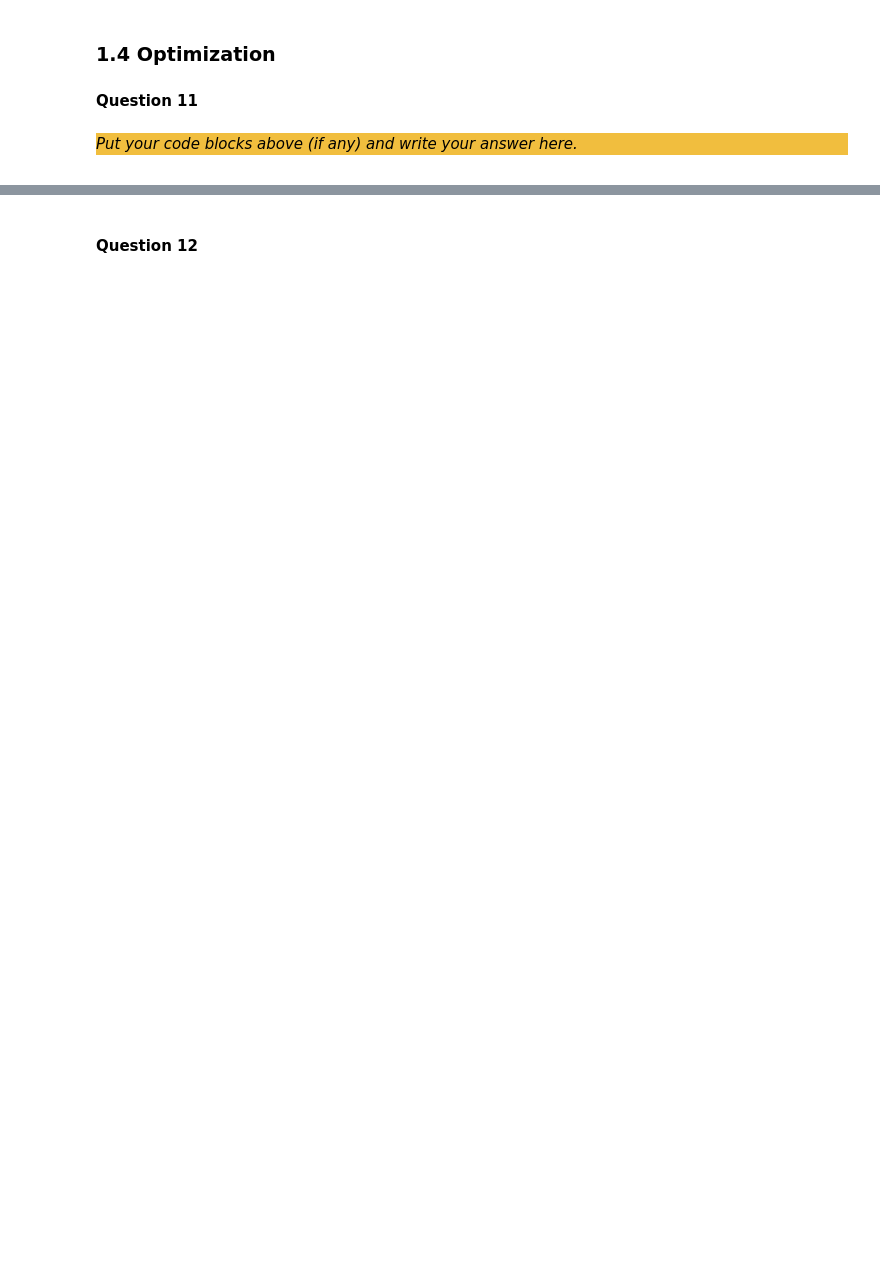
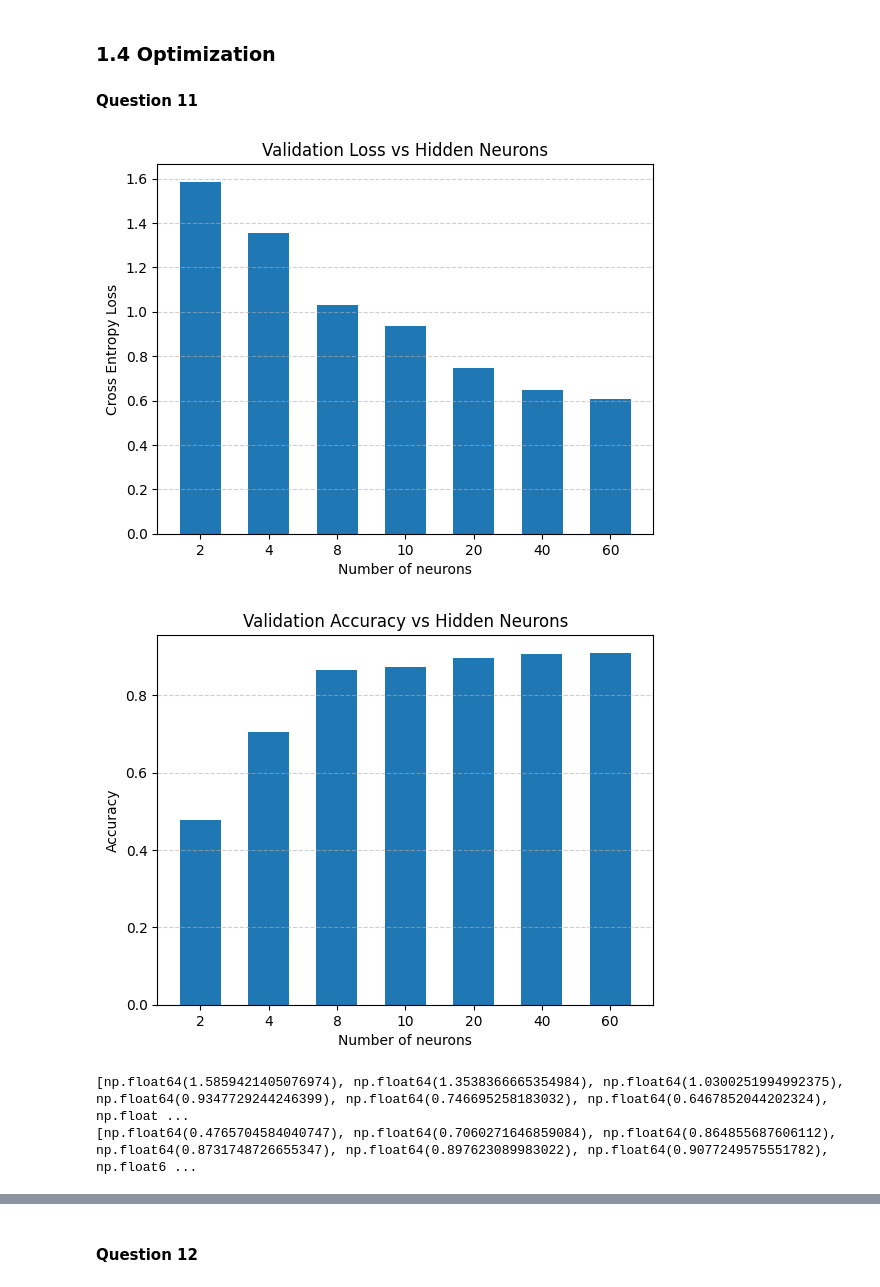
Before and after one commit to fusiatique/ci-assignments, a Jupyter notebook: Assignment_1_ANN/src/Main.ipynb, the cells around one changed output, grey strips where cells are left out. Cells and saved outputs as stored; diff of their text form; code cells hidden in the pictures; blank space fills up the shorter version.

```diff
--- a/Assignment_1_ANN/src/Main.ipynb
+++ b/Assignment_1_ANN/src/Main.ipynb
@@ -310,9 +619,67 @@ _Put your code blocks above (if any) and write your answer here._
 ### 1.4 Optimization
 
 #### Question 11
-# %% [markdown]
-<div style="background-color:#f1be3e">
-
-_Put your code blocks above (if any) and write your answer here._
-
-</div>
+# %%
+def evaluate(net, inputs, labels, criterion):
+    preds = net.forward(inputs)
+    loss, _ = criterion(labels, preds)
+    pred_classes = np.argmax(preds, axis=1) + 1
+    acc = np.mean(pred_classes == labels)
+    return loss, acc
+
+def run_experiment(hidden_size):
+    net = Network([10, hidden_size, 7], 3)
+
+    for _ in range(800):
+        train(net, train_x, train_y, Loss, 0.1, 0.8)
+
+    return evaluate(net, val_x, val_y, Loss)
+
+sizes = [2, 4, 8, 10, 20, 40, 60]
+results_loss = {h: [] for h in sizes}
+results_acc  = {h: [] for h in sizes}
+
+for _ in range(10):
+    for s in sizes:
+        loss,acc = run_experiment(s)
+        results_loss[s].append(loss)
+        results_acc[s].append(acc)
+
+avg_losses = [np.mean(results_loss[h]) for h in sizes]
+avg_accs   = [np.mean(results_acc[h])  for h in sizes]
+
+
+
+x = np.arange(len(sizes))
+
+plt.figure()
+plt.bar(x, avg_losses, width=0.6)
+plt.xticks(x, sizes)
+plt.grid(axis="y", linestyle="--", alpha=0.6)
+
+plt.title("Validation Loss vs Hidden Neurons")
+plt.xlabel("Number of neurons")
+plt.ylabel("Cross Entropy Loss")
+
+plt.show()
+
+
+plt.figure()
+plt.bar(x, avg_accs, width=0.6)
+plt.xticks(x, sizes)
+plt.grid(axis="y", linestyle="--", alpha=0.6)
+
+plt.title("Validation Accuracy vs Hidden Neurons")
+plt.xlabel("Number of neurons")
+plt.ylabel("Accuracy")
+
+plt.show()
+# %% [output]
+[figure, added]
+[figure, added]
+# %%
+print(avg_losses)
+print(avg_accs)
+# %% [output]
+[np.float64(1.5859421405076974), np.float64(1.3538366665354984), np.float64(1.0300251994992375), np.float64(0.9347729244246399), np.float64(0.746695258183032), np.float64(0.6467852044202324), np.float ...
+[np.float64(0.4765704584040747), np.float64(0.7060271646859084), np.float64(0.864855687606112), np.float64(0.8731748726655347), np.float64(0.897623089983022), np.float64(0.9077249575551782), np.float6 ...
```
Also changed, not shown: parts of 50 cells of this notebook, 2 other files.
